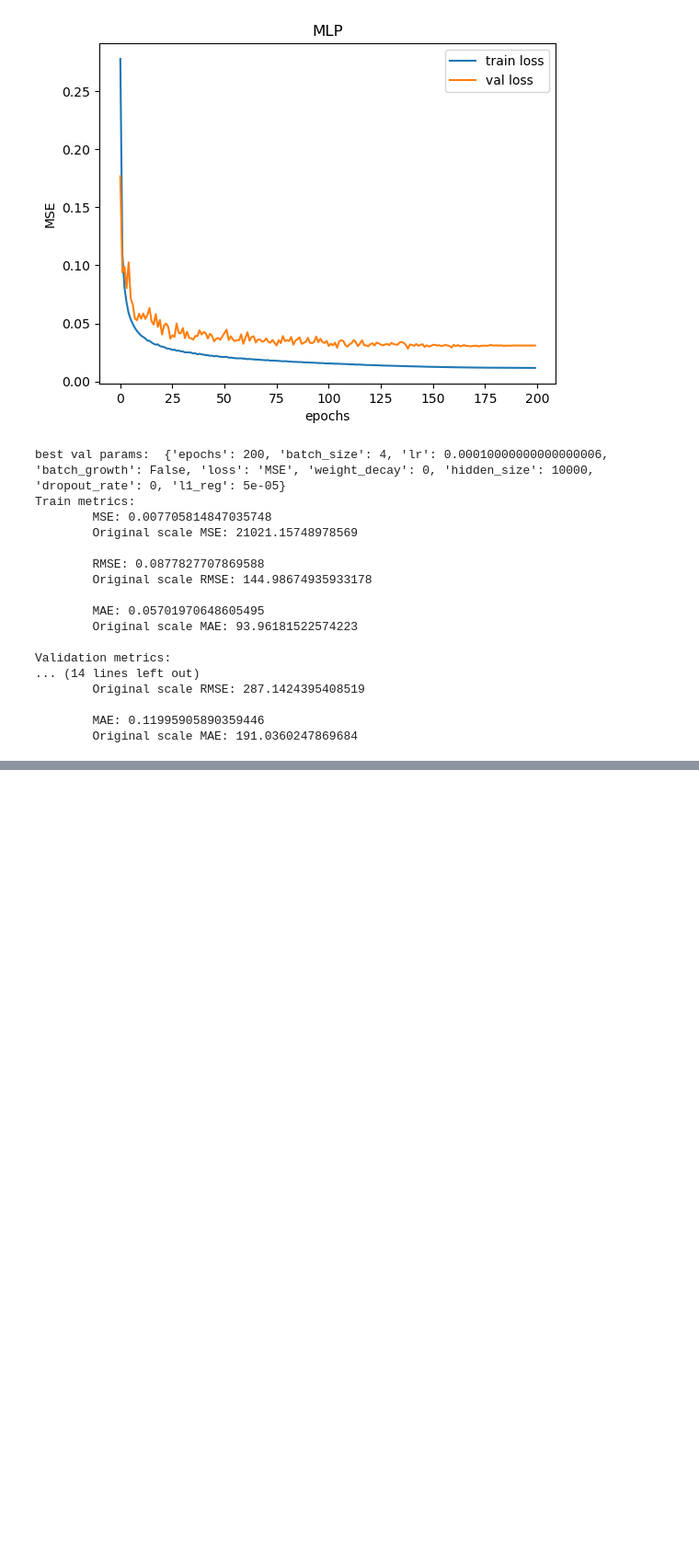
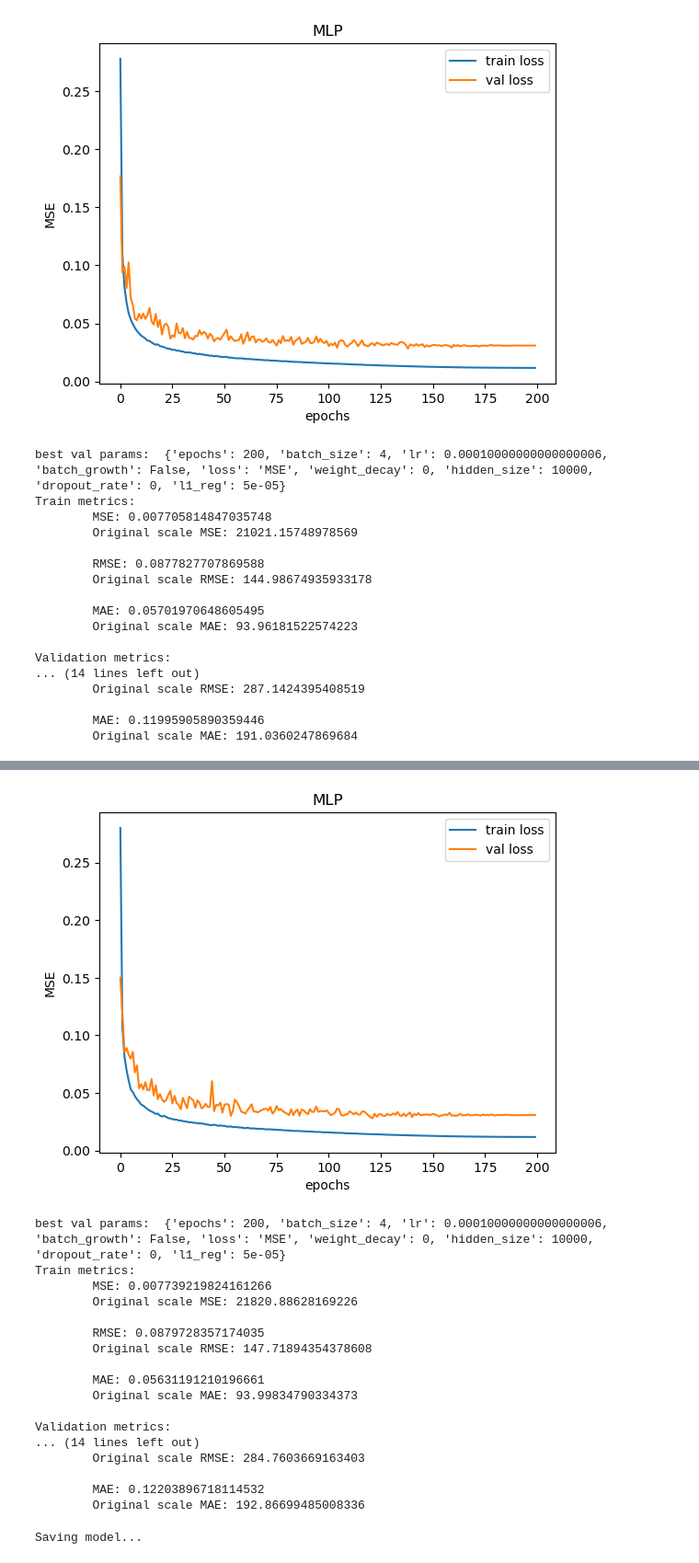
Before and after one commit to luzny274/Taipei-Bus-Stop-Traffic-Prediction, a Jupyter notebook: Vita/MLP.ipynb, the cells around one changed output, grey strips where cells are left out. Shown: that part at 92% size. Drawn from its saved outputs; the diff is of its cells as text; code cells hidden in the pictures; blank space fills up the shorter version.

```diff
--- a/Vita/MLP.ipynb
+++ b/Vita/MLP.ipynb
@@ -287,3 +279,7 @@ Validation metrics:
 
         MAE: 0.11995905890359446
         Original scale MAE: 191.0360247869684
+# %%
+
+best_val_params_MLP['l1_reg'] = 5e-5
+best_model_MLP, best_val_loss_MLP, final_model_MLP, train_losses_MLP, val_losses_MLP = utils.train_model(MLP, best_val_params_MLP, max_batch_size_MLP, print_mode=True)
@@ -289,0 +304,37 @@ Validation metrics:
+# %%
+# Plot the training progress
+utils.plot_losses(train_losses_MLP, val_losses_MLP, "MLP")
+
+# Show final model evaluation
+print("best val params: ", best_val_params_MLP)
+utils.evaluate_model(best_model_MLP, max_batch_size_MLP)
+# %% [output]
+[figure, added]
+best val params:  {'epochs': 200, 'batch_size': 4, 'lr': 0.00010000000000000006, 'batch_growth': False, 'loss': 'MSE', 'weight_decay': 0, 'hidden_size': 10000, 'dropout_rate': 0, 'l1_reg': 5e-05}
+Train metrics:
+        MSE: 0.007739219824161266
+        Original scale MSE: 21820.88628169226
+
+        RMSE: 0.0879728357174035
+        Original scale RMSE: 147.71894354378608
+
+        MAE: 0.05631191210196661
+        Original scale MAE: 93.99834790334373
+
+Validation metrics:
+... (14 lines left out)
+        Original scale RMSE: 284.7603669163403
+
+        MAE: 0.12203896718114532
+        Original scale MAE: 192.86699485008336
+# %%
+
+#Save the final model
+print("Saving model...")
+path_to_save = "Models/MLP.model"
+torch.save(best_model_MLP, path_to_save)
+
+with open('Models/MLP_params.txt', 'w') as f:
+    print(best_val_params_MLP, file=f)
+# %% [output]
+Saving model...
```
Also changed, not shown: parts of 3 cells of this notebook, 10 other files.
